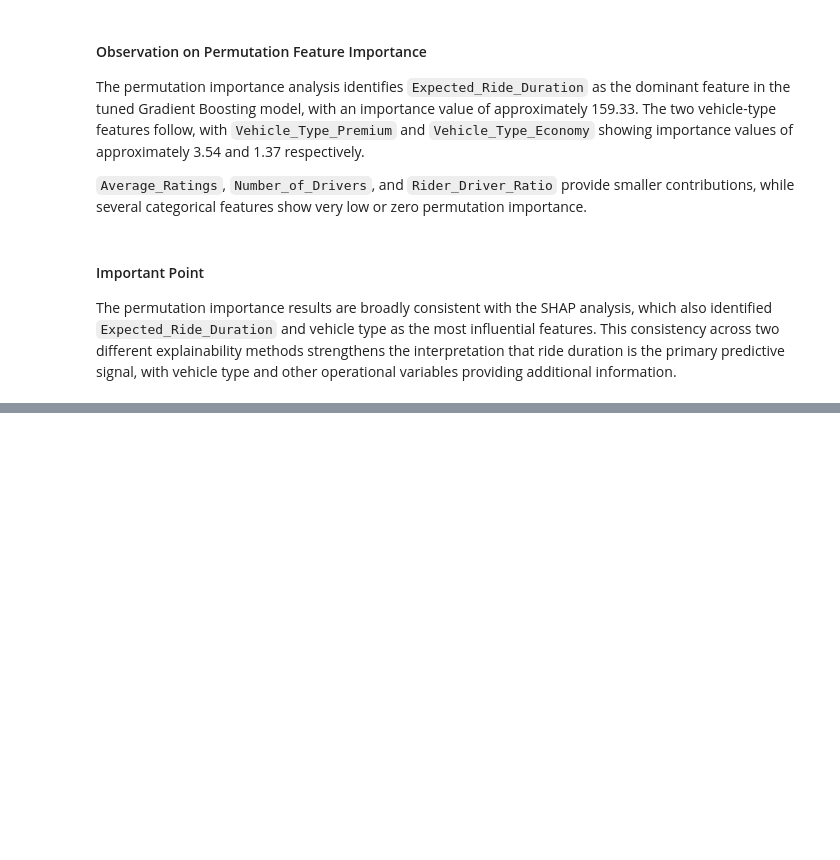
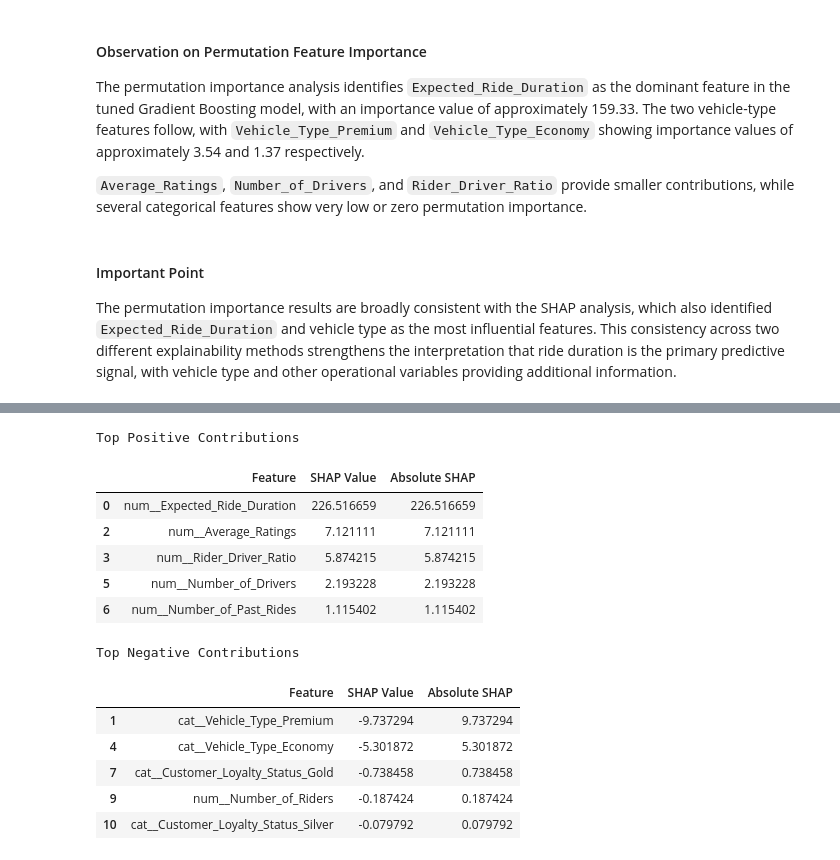
Before and after one commit to TejasMJ/Ride-Pricing-Analytics, a Jupyter notebook: notebooks/07_model_explainability.ipynb, the cells around one changed output, grey strips where cells are left out. Cells and saved outputs as stored; diff of their text form; code cells hidden in the pictures; blank space fills up the shorter version.

```diff
--- a/notebooks/07_model_explainability.ipynb
+++ b/notebooks/07_model_explainability.ipynb
@@ -493,0 +566,33 @@ The permutation importance results are broadly consistent with the SHAP analysis
+# %%
+# Separating the strongest positive and negative contributions
+
+positive_contributions = (
+    individual_shap[individual_shap['SHAP Value'] > 0]
+    .head(5)
+)
+
+negative_contributions = (
+    individual_shap[individual_shap['SHAP Value'] < 0]
+    .head(5)
+)
+
+print("Top Positive Contributions")
+display(positive_contributions)
+
+print("\nTop Negative Contributions")
+display(negative_contributions)
+# %% [output]
+Top Positive Contributions
+|  | Feature | SHAP Value | Absolute SHAP |
+| 0 | num__Expected_Ride_Duration | 226.516659 | 226.516659 |
+| 2 | num__Average_Ratings | 7.121111 | 7.121111 |
+| 3 | num__Rider_Driver_Ratio | 5.874215 | 5.874215 |
+| 5 | num__Number_of_Drivers | 2.193228 | 2.193228 |
+| 6 | num__Number_of_Past_Rides | 1.115402 | 1.115402 |
+Top Negative Contributions
+|  | Feature | SHAP Value | Absolute SHAP |
+| 1 | cat__Vehicle_Type_Premium | -9.737294 | 9.737294 |
+| 4 | cat__Vehicle_Type_Economy | -5.301872 | 5.301872 |
+| 7 | cat__Customer_Loyalty_Status_Gold | -0.738458 | 0.738458 |
+| 9 | num__Number_of_Riders | -0.187424 | 0.187424 |
+| 10 | cat__Customer_Loyalty_Status_Silver | -0.079792 | 0.079792 |
```
Also changed, not shown: parts of 13 cells of this notebook.
